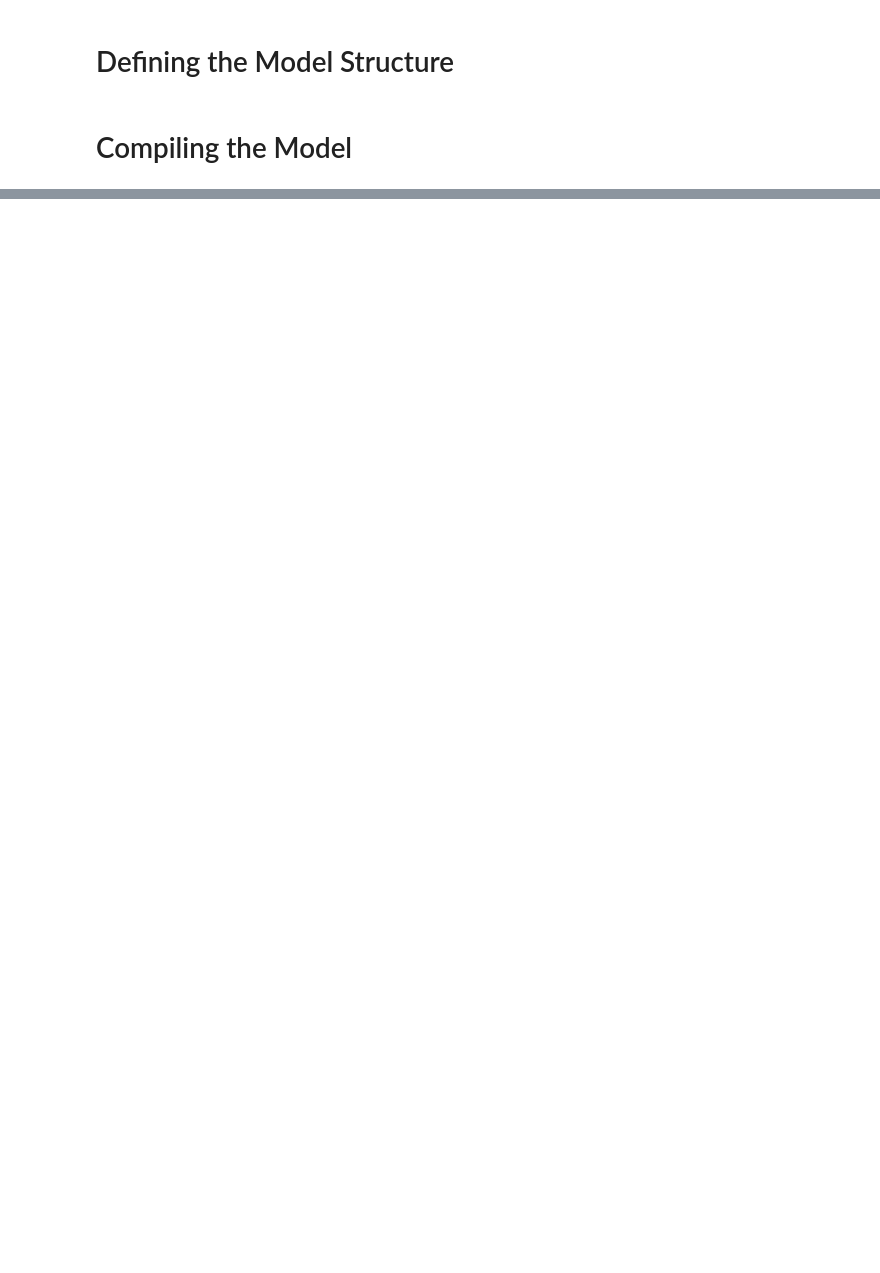
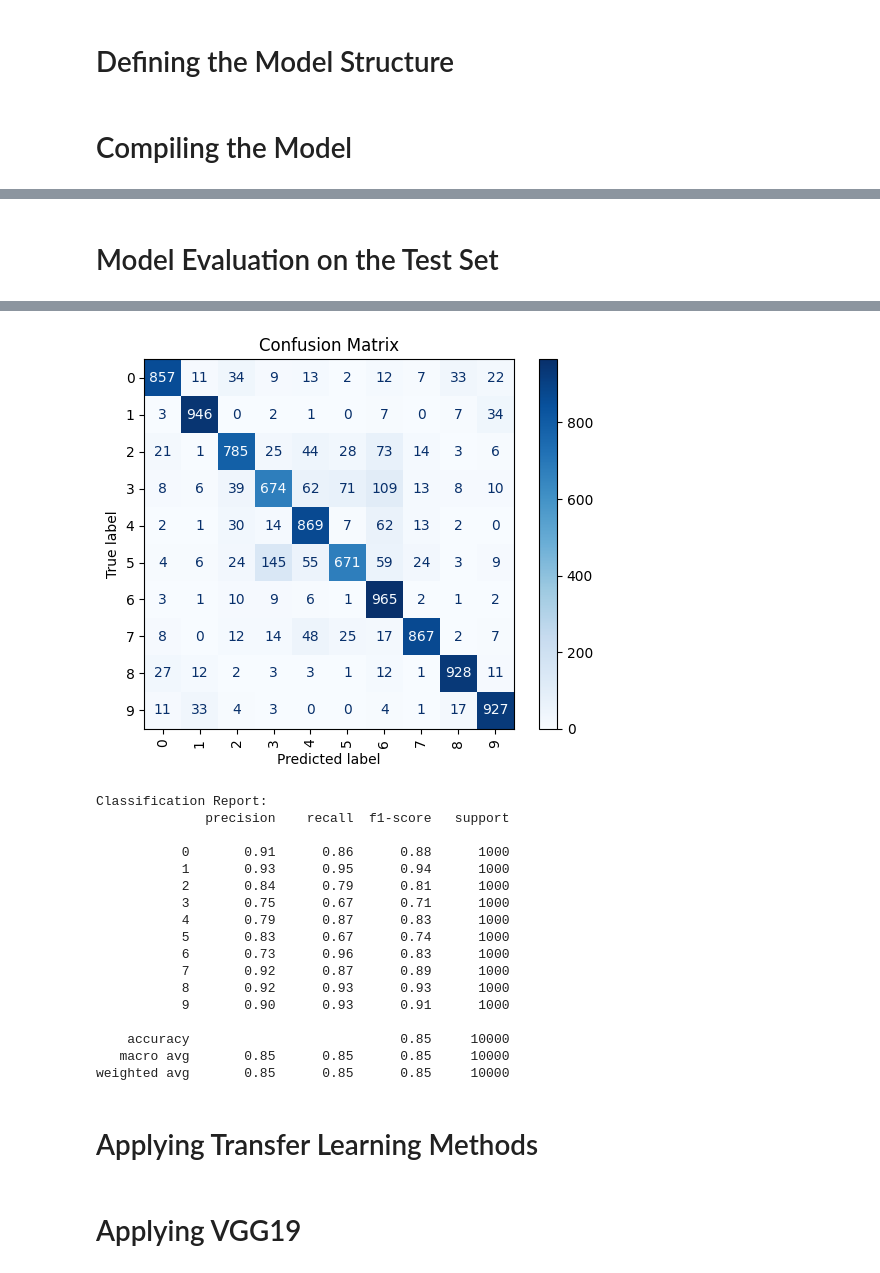
Before and after one commit to Sariyakareem/Project_Code_For_Image_Classification, a Jupyter notebook: Image_Classification_on_Cifar_10_Dataset.ipynb, the cells around one changed output, grey strips where cells are left out. Saved outputs shown, nothing was run; the diff lists cells and outputs as text; code cells hidden in the pictures; blank space fills up the shorter version.

```diff
--- a/Image_Classification_on_Cifar_10_Dataset.ipynb
+++ b/Image_Classification_on_Cifar_10_Dataset.ipynb
@@ -196,0 +358,25 @@ plt.show()
+# %% [markdown]
+# Model Evaluation on the Test Set
+# %%
+# Assuming model predictions and true labels are available
+# Replace Y_test and predictions with actual values
+predictions = model.predict(X_test)  # Get model predictions
+predicted_classes = np.argmax(predictions, axis=1)  # Convert to class labels
+true_classes = np.argmax(Y_test, axis=1)  # Convert true labels to class labels
+
+# Generate classification report
+class_report = classification_report(true_classes, predicted_classes, target_names=[str(i) for i in range(10)])
+
+# Generate confusion matrix
+conf_matrix = confusion_matrix(true_classes, predicted_classes)
+
+# Plot confusion matrix
+disp = ConfusionMatrixDisplay(confusion_matrix=conf_matrix, display_labels=[str(i) for i in range(10)])
+disp.plot(cmap=plt.cm.Blues, xticks_rotation='vertical')
+plt.title('Confusion Matrix')
+plt.show()
+
+# Print classification report
+print("Classification Report:")
+print(class_report)
+# %% [output]
@@ -196,0 +384,22 @@ plt.show()
+[figure, added]
+Classification Report:
+              precision    recall  f1-score   support
+
+           0       0.91      0.86      0.88      1000
+           1       0.93      0.95      0.94      1000
+           2       0.84      0.79      0.81      1000
+           3       0.75      0.67      0.71      1000
+           4       0.79      0.87      0.83      1000
+           5       0.83      0.67      0.74      1000
+           6       0.73      0.96      0.83      1000
+           7       0.92      0.87      0.89      1000
+           8       0.92      0.93      0.93      1000
+           9       0.90      0.93      0.91      1000
+
+    accuracy                           0.85     10000
+   macro avg       0.85      0.85      0.85     10000
+weighted avg       0.85      0.85      0.85     10000
+# %% [markdown]
+# Applying Transfer Learning Methods
+# %% [markdown]
+# Applying VGG19
```
Also changed, not shown: parts of 27 cells of this notebook.
